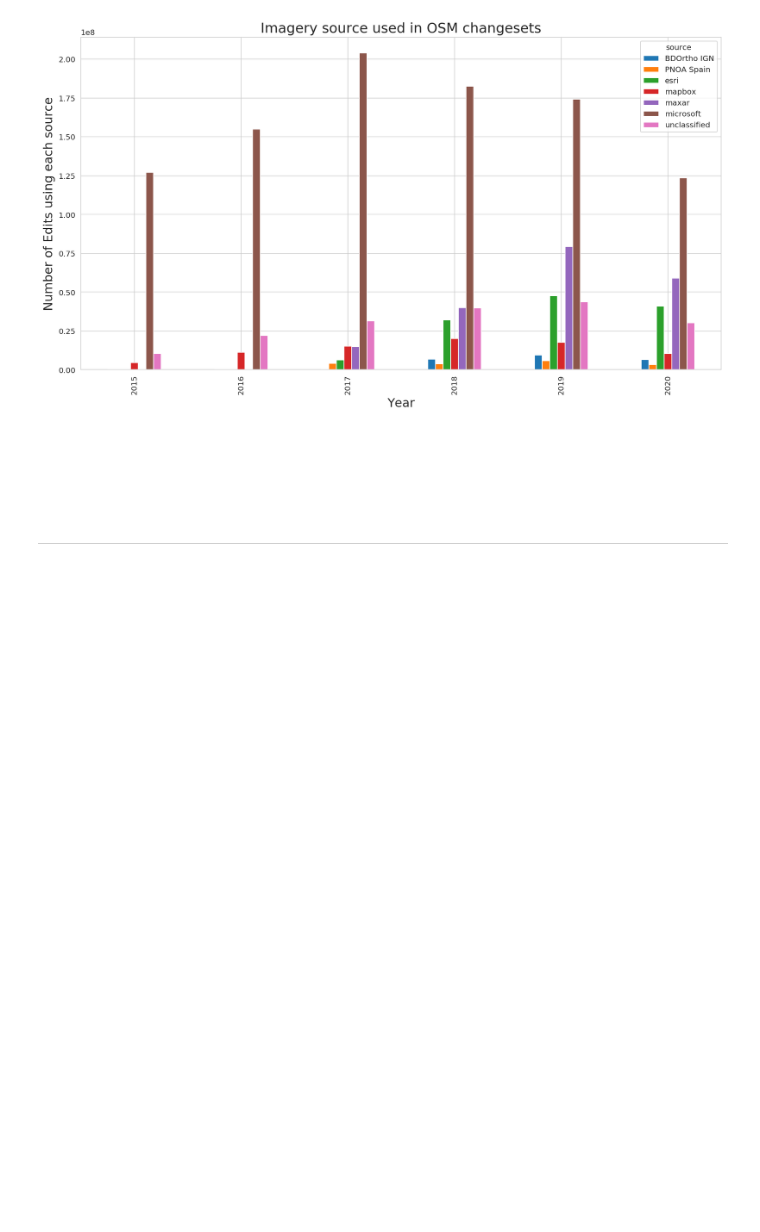
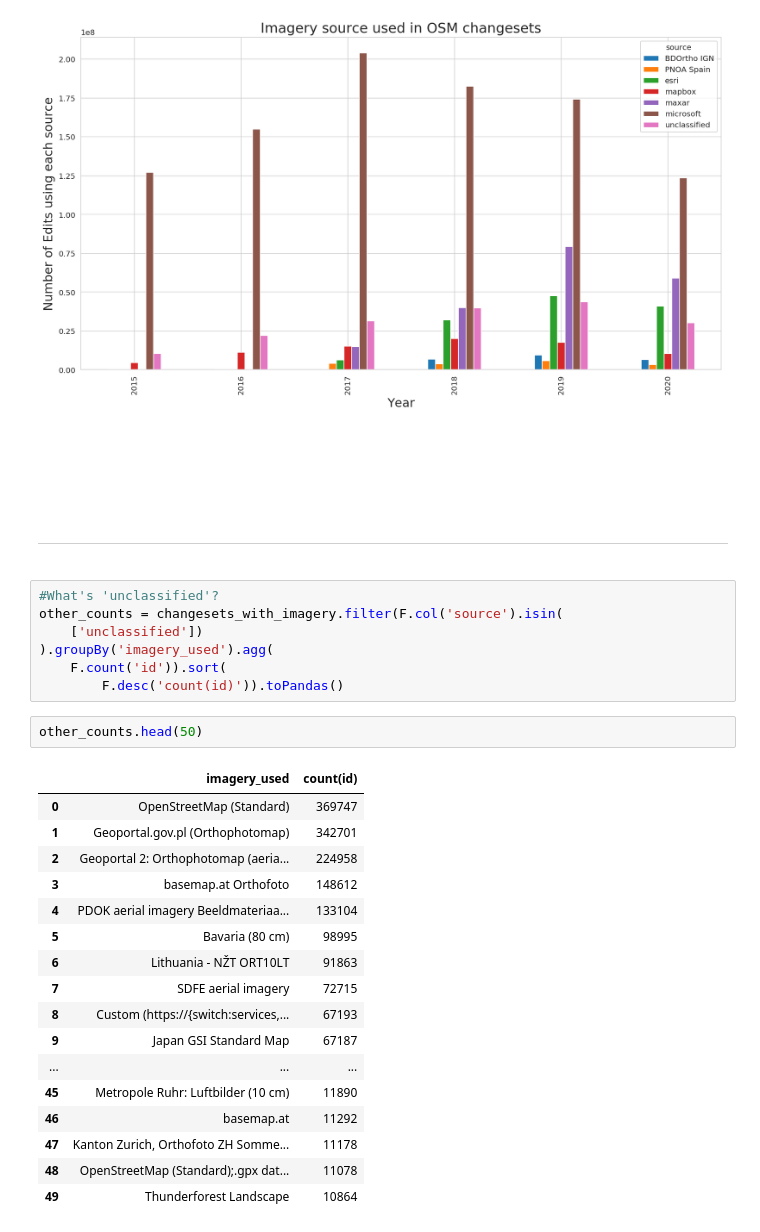
Before and after one commit to jenningsanderson/imagery-used-tag, a Jupyter notebook: OSM Changeset Imagery Tag Analysis V2.ipynb, the cells around one changed output. Drawn from its saved outputs; the diff is of its cells as text; blank space fills up the shorter version.

```diff
--- a/OSM Changeset Imagery Tag Analysis V2.ipynb
+++ b/OSM Changeset Imagery Tag Analysis V2.ipynb
@@ -182,3 +180,30 @@ ax.set_title("Imagery source used in OSM changesets", fontsize=18);
 [figure]
 # %% [markdown]
 <br><br><br><br><hr>
+# %%
+#What's 'unclassified'?
+other_counts = changesets_with_imagery.filter(F.col('source').isin(
+    ['unclassified'])
+).groupBy('imagery_used').agg(
+    F.count('id')).sort(
+        F.desc('count(id)')).toPandas()
+# %%
+other_counts.head(50)
+# %% [output]
+|  | imagery_used | count(id) |
+| 0 | OpenStreetMap (Standard) | 369747 |
+| 1 | Geoportal.gov.pl (Orthophotomap) | 342701 |
+| 2 | Geoportal 2: Orthophotomap (aeria... | 224958 |
+| 3 | basemap.at Orthofoto | 148612 |
+| 4 | PDOK aerial imagery Beeldmateriaa... | 133104 |
+| 5 | Bavaria (80 cm) | 98995 |
+| 6 | Lithuania - NŽT ORT10LT | 91863 |
+| 7 | SDFE aerial imagery | 72715 |
+| 8 | Custom (https://{switch:services,... | 67193 |
+| 9 | Japan GSI Standard Map | 67187 |
+| ... | ... | ... |
+| 45 | Metropole Ruhr: Luftbilder (10 cm) | 11890 |
+| 46 | basemap.at | 11292 |
+| 47 | Kanton Zurich, Orthofoto ZH Somme... | 11178 |
+| 48 | OpenStreetMap (Standard);.gpx dat... | 11078 |
+| 49 | Thunderforest Landscape | 10864 |
```
Also changed, not shown: parts of 7 cells of this notebook.
